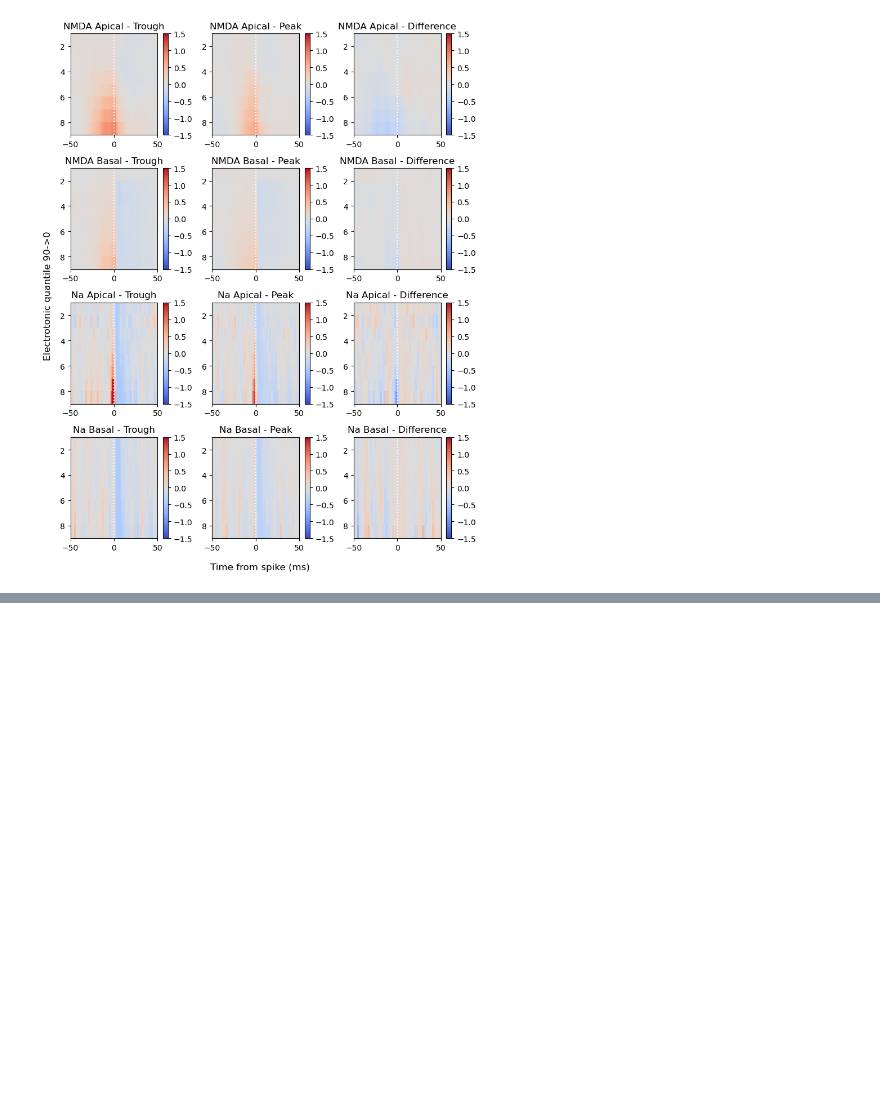
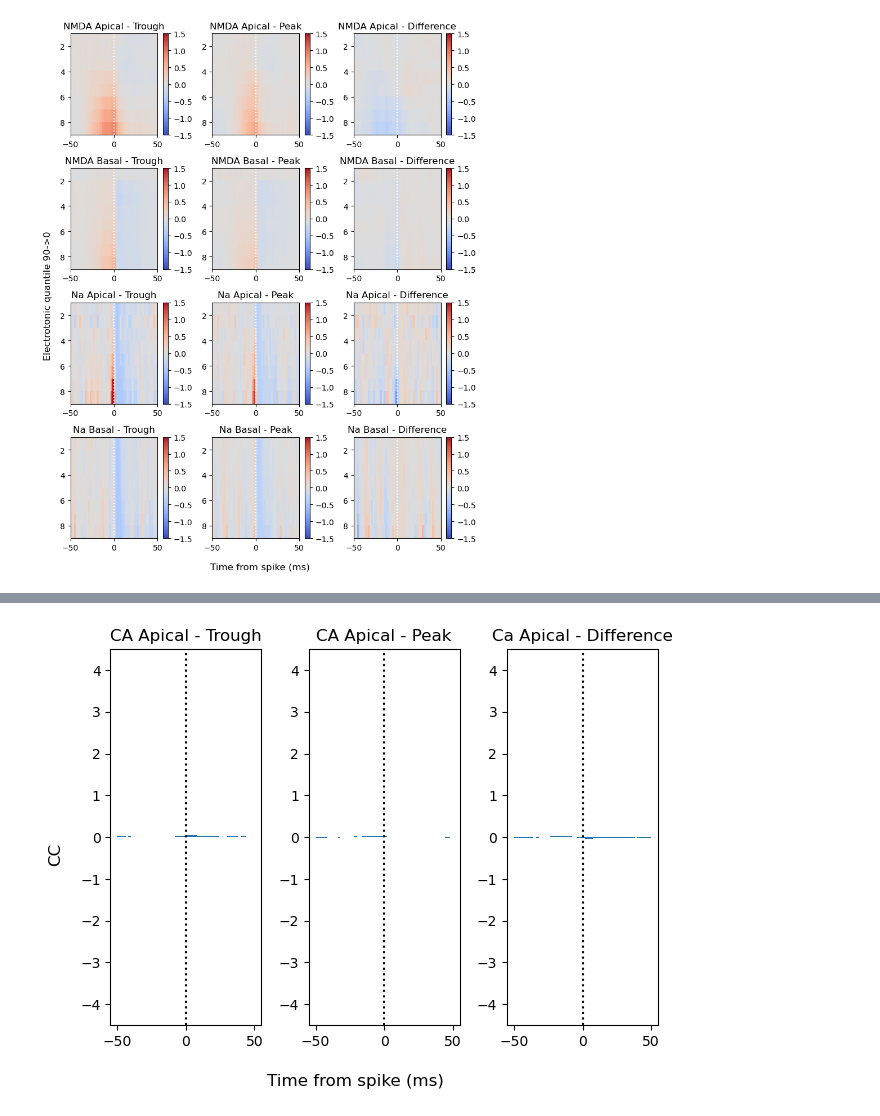
Before and after one commit to dbheadley/InhibOnDendComp, a Jupyter notebook: scripts/DendSpike_RhythmicInh_PoissonExc.ipynb, the cells around one changed output, grey strips where cells are left out. Saved outputs shown, nothing was run; the diff lists cells and outputs as text; code cells hidden in the pictures; blank space fills up the shorter version.

```diff
--- a/scripts/DendSpike_RhythmicInh_PoissonExc.ipynb
+++ b/scripts/DendSpike_RhythmicInh_PoissonExc.ipynb
@@ -394,0 +379,8 @@ fig.savefig('../figures/APDendSpikeCaCC16RhymInhib.pdf')
+# %%
+fig, ax = plt.subplots(1,3)
+plot_dend_ca_set(ph_64_cc, [-4.5, 4.5], fig, ax)
+fig.tight_layout()
+#plt.show()
+fig.savefig('../figures/APDendSpikeCaCC64RhymInhib.pdf')
+# %% [output]
+[figure, added]
```
Also changed, not shown: parts of 8 cells of this notebook, 2 other files.
